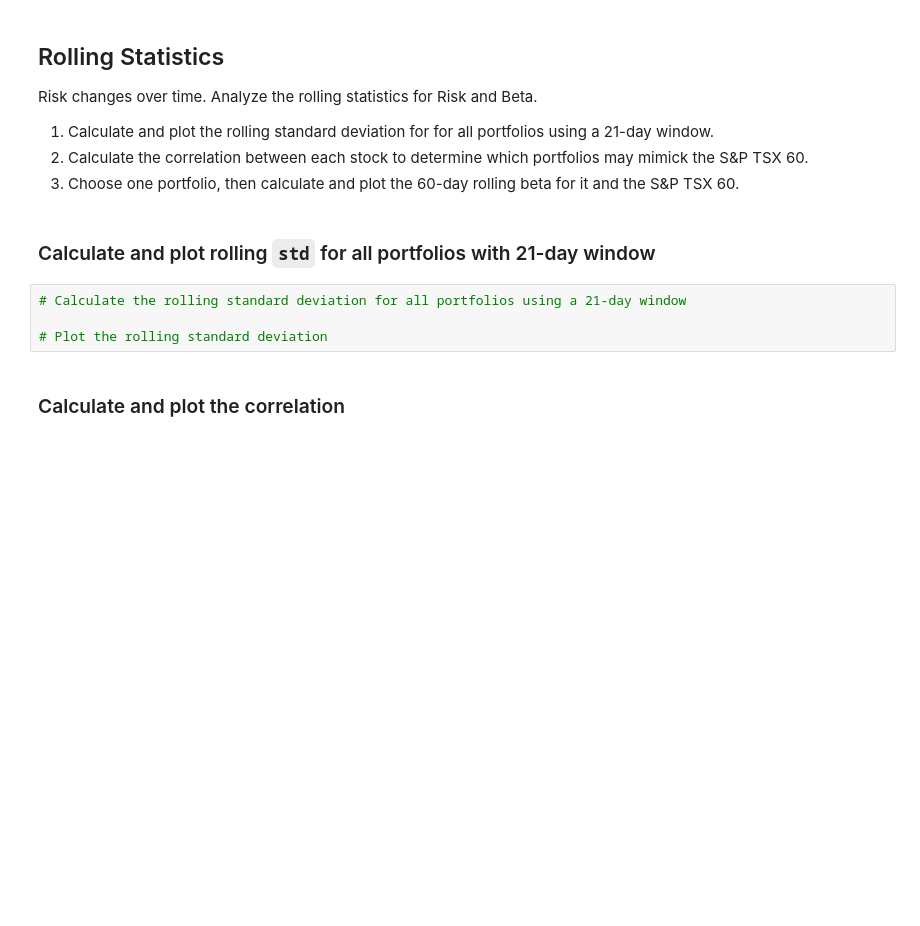
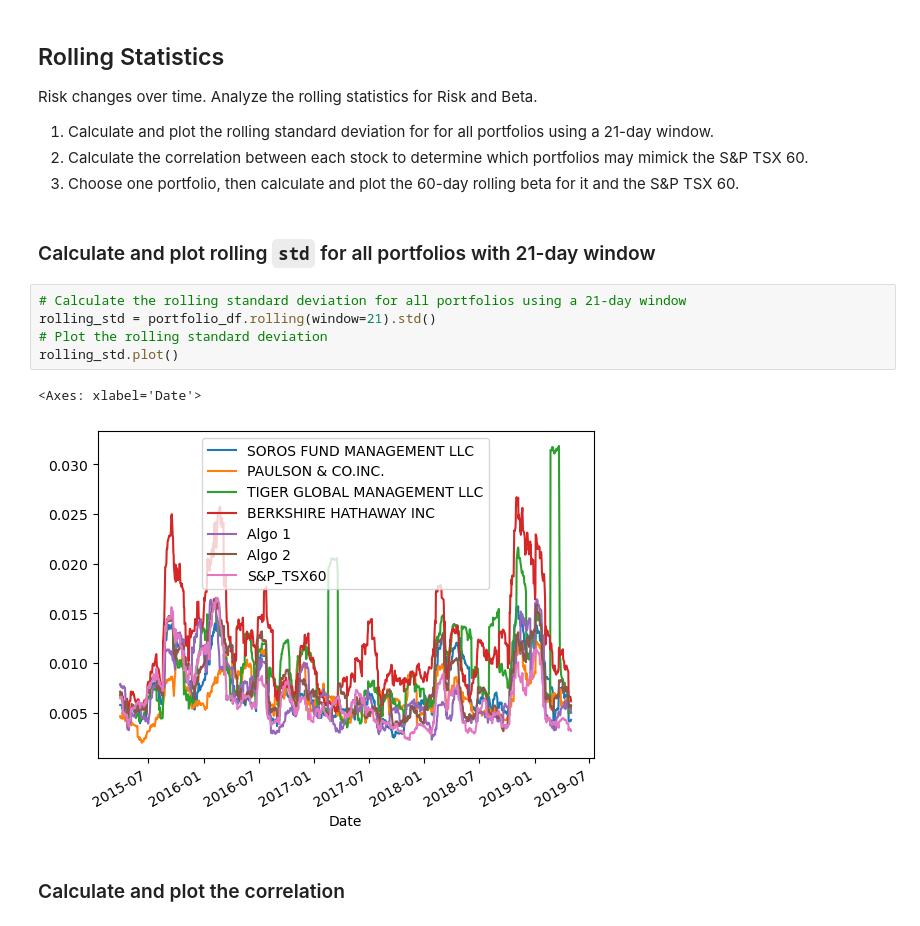
Before and after one commit to KPI68/homework-pandas, a Jupyter notebook: whale_analysis.ipynb, the cells around one changed output. Drawn from its saved outputs; the diff is of its cells as text; blank space fills up the shorter version.

```diff
--- a/whale_analysis.ipynb
+++ b/whale_analysis.ipynb
@@ -124,8 +277,12 @@ Risk changes over time. Analyze the rolling statistics for Risk and Beta.
 ### Calculate and plot rolling `std` for all portfolios with 21-day window
 # %%
 # Calculate the rolling standard deviation for all portfolios using a 21-day window
-
+rolling_std = portfolio_df.rolling(window=21).std()
 # Plot the rolling standard deviation
+rolling_std.plot()
+# %% [output]
+<Axes: xlabel='Date'>
+[figure, added]
 # %% [markdown]
 ### Calculate and plot the correlation
 # %%
```
Also changed, not shown: parts of 50 cells of this notebook, 1 other file.
